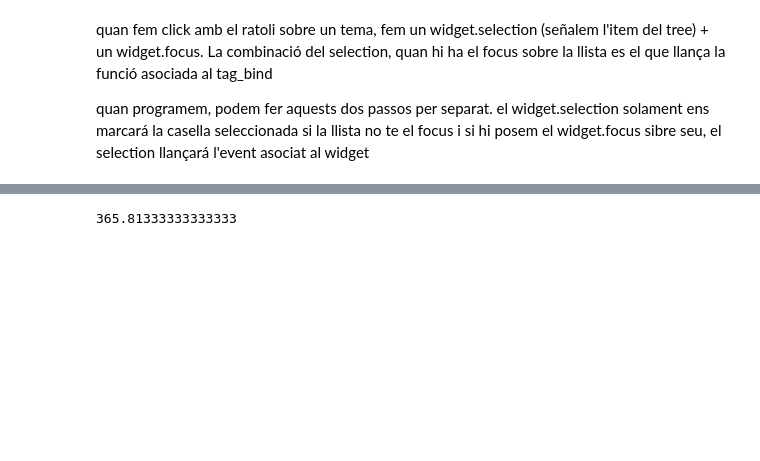
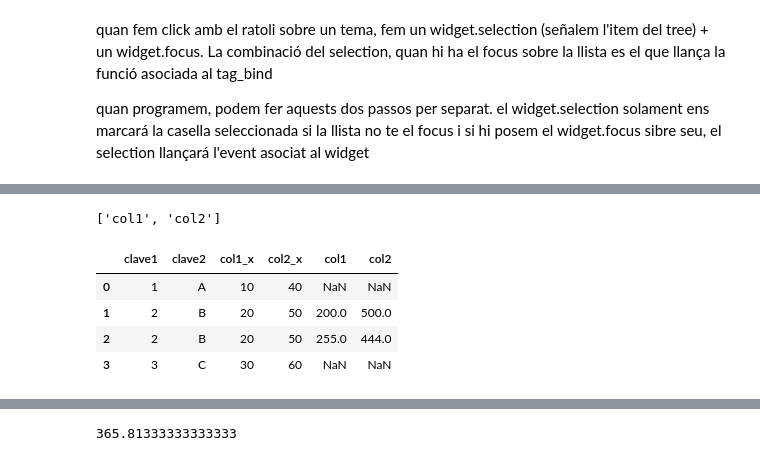
Before and after one commit to legoteque/tags, a Jupyter notebook: - app.ipynb, the cells around one changed output, grey strips where cells are left out. Cells and saved outputs as stored; diff of their text form; code cells hidden in the pictures; blank space fills up the shorter version.

```diff
--- a/- app.ipynb
+++ b/- app.ipynb
@@ -1211,0 +1299,20 @@ app.mainloop()
+# %%
+import pandas as pd
+import math
+
+# Ejemplo de dataframes
+data_a = {'clave1': [1, 2, 3],
+          'clave2': ['A', 'B', 'C'],
+          'col1': [10, 20, 30],
+          'col2': [40, 50, 60]}
+
+data_b = {'clave1': [1, 2, 4, 2],
+          'clave2': ['X', 'B', 'Z', 'B'],
+          'col1': [100, 200, 300, 255],
+          'col2': [400, 500, 600, 444]}
+
+df_a = pd.DataFrame(data_a)
+df_b = pd.DataFrame(data_b)
+
+
+df_a, df_b
@@ -1211,0 +1329,20 @@ app.mainloop()
+# %%
+claves = ['clave1', 'clave2']
+cols = df_a.columns.to_list()
+for x in claves: cols.remove(x)
+cols
+# %% [output]
+['col1', 'col2']
+# %%
+df = pd.merge(df_a, df_b, on=['clave1', 'clave2'], how='left')
+# Crear un diccionario dinámicamente
+nuevas_cols = {col + "_y": col for col in cols}
+# Utilizar la función rename
+df.rename(columns=nuevas_cols, inplace=True)
+df
+# %% [output]
+|  | clave1 | clave2 | col1_x | col2_x | col1 | col2 |
+| 0 | 1 | A | 10 | 40 | NaN | NaN |
+| 1 | 2 | B | 20 | 50 | 200.0 | 500.0 |
+| 2 | 2 | B | 20 | 50 | 255.0 | 444.0 |
+| 3 | 3 | C | 30 | 60 | NaN | NaN |
```
Also changed, not shown: parts of 14 cells of this notebook.
